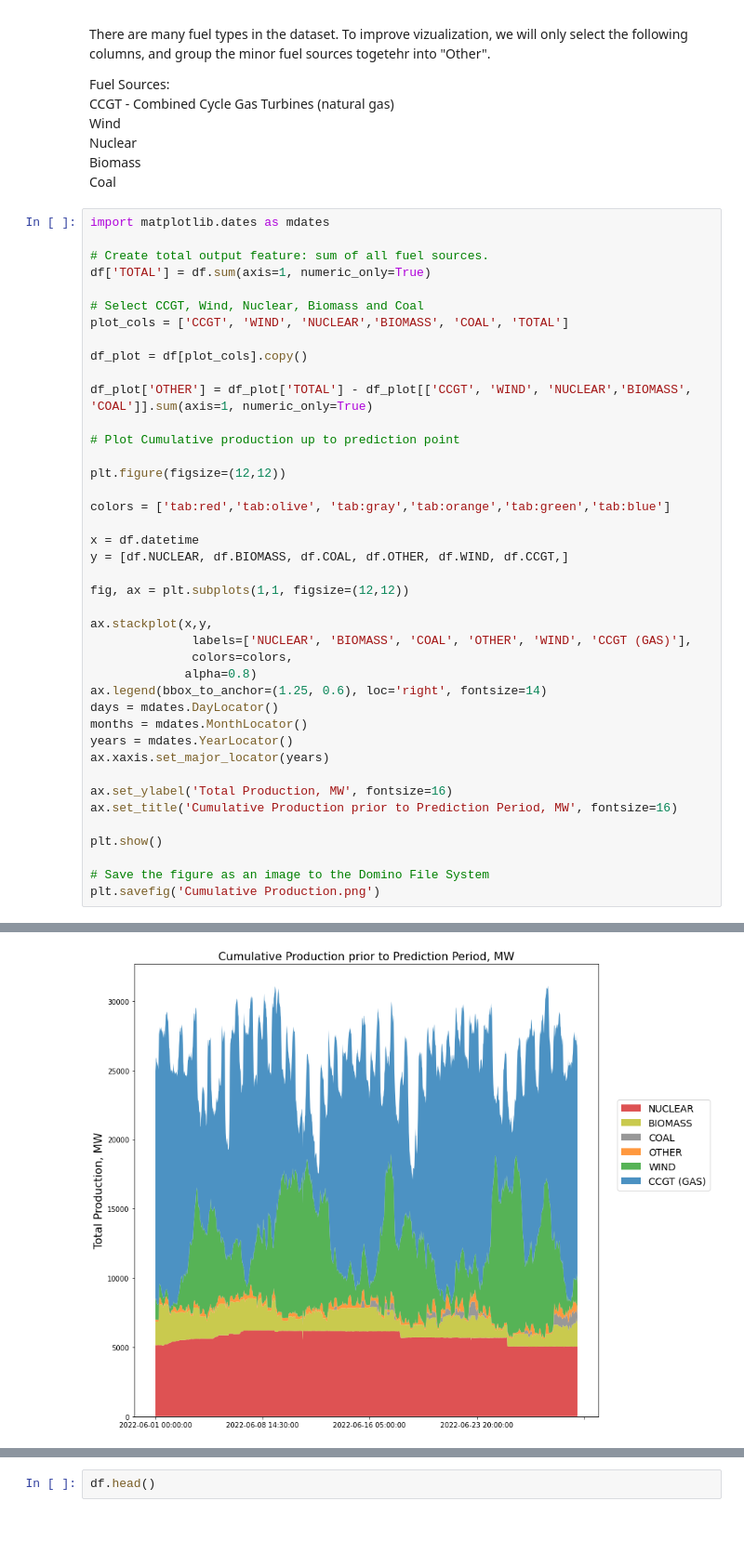
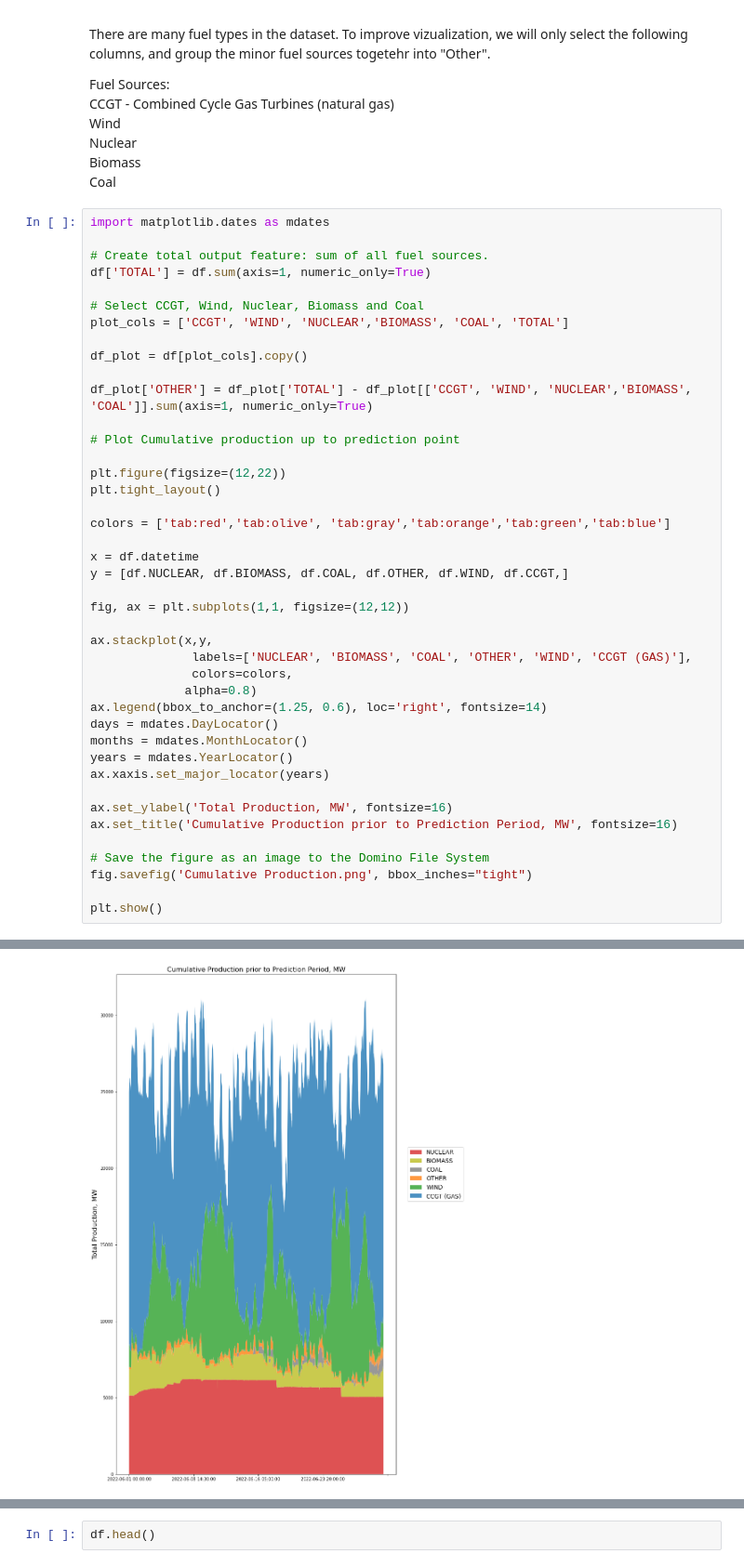
Before and after one commit to ddl-dave-heinicke/Data-Analyst-Workshop-Electricity, a Jupyter notebook: Power Extraction EDA.ipynb, the cells around one changed output, grey strips where cells are left out. Shown at 93% size. Cells and saved outputs as stored; diff of their text form; blank space fills up the shorter version.

Commit message:
Pushed from Domino: https://demo2.dominodatalab.com/workspace/test-data-analyst/PowerGenerationWorkshop?executionId=6324c359de659c33feb8f3df

```diff
--- a/Power Extraction EDA.ipynb
+++ b/Power Extraction EDA.ipynb
@@ -69,7 +69,8 @@ df_plot['OTHER'] = df_plot['TOTAL'] - df_plot[['CCGT', 'WIND', 'NUCLEAR','BIOMAS
 
 # Plot Cumulative production up to prediction point
 
-plt.figure(figsize=(12,12))
+plt.figure(figsize=(12,22))
+plt.tight_layout()
 
 colors = ['tab:red','tab:olive', 'tab:gray','tab:orange','tab:green','tab:blue']
 
@@ -91,8 +92,8 @@ ax.xaxis.set_major_locator(years)
 ax.set_ylabel('Total Production, MW', fontsize=16)
 ax.set_title('Cumulative Production prior to Prediction Period, MW', fontsize=16)
 
+# Save the figure as an image to the Domino File System
+fig.savefig('Cumulative Production.png', bbox_inches="tight")
+
 plt.show()
-
-# Save the figure as an image to the Domino File System
-plt.savefig('Cumulative Production.png')
 # %% [output]
@@ -100 +101 @@ plt.savefig('Cumulative Production.png')
-[figure, old version]
+[figure, new version]
```
Also changed, not shown: parts of 1 cell of this notebook, 1 other file.
